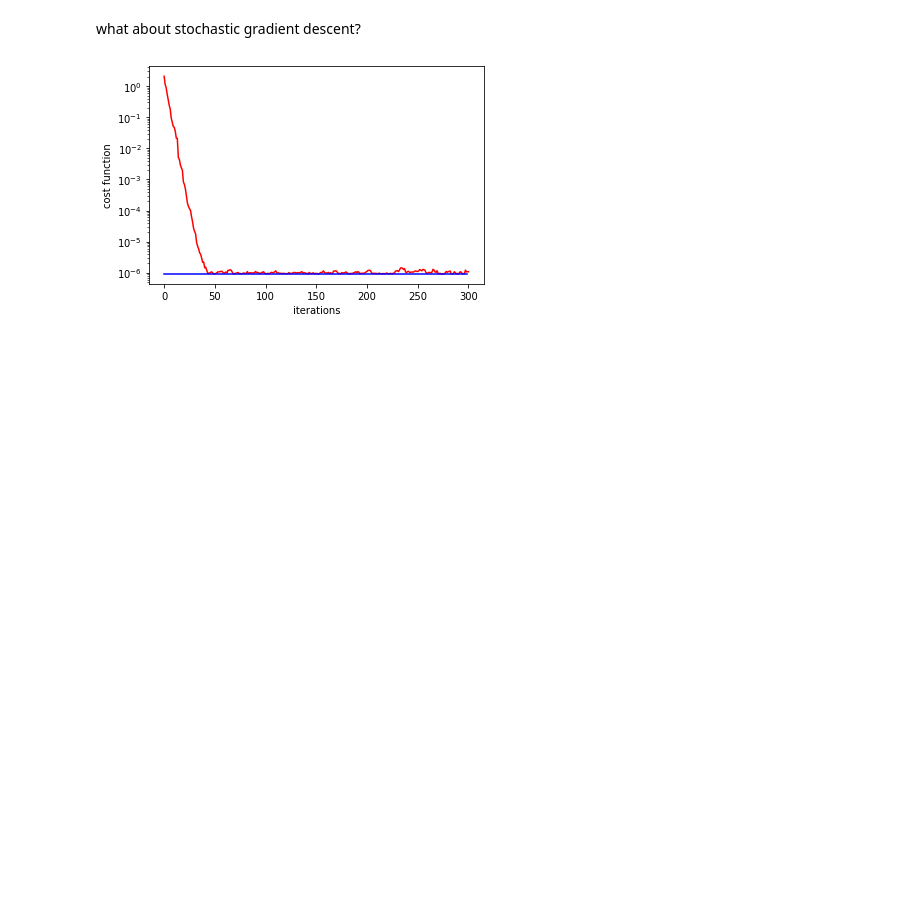
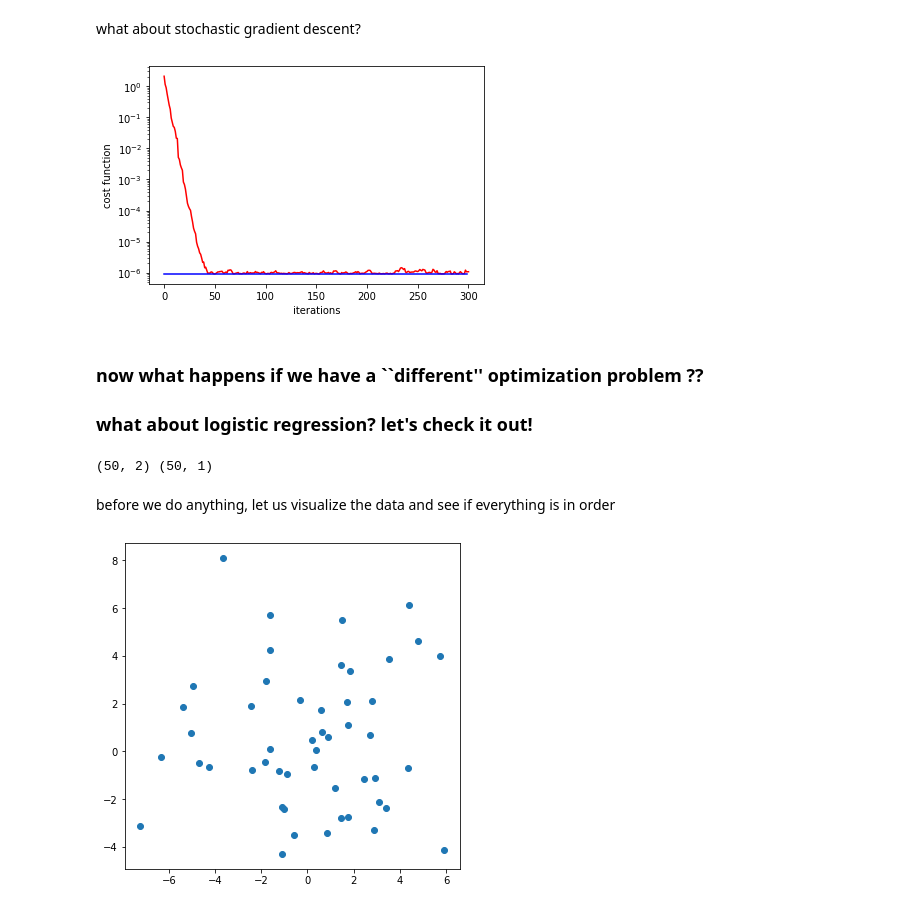
Before and after one commit to praneethmurthy/EE425-demos, a Jupyter notebook: optimization_intro.ipynb, the cells around one changed output. Drawn from its saved outputs; the diff is of its cells as text; code cells hidden in the pictures; blank space fills up the shorter version.

Commit message:
update optimization notebook

```diff
--- a/optimization_intro.ipynb
+++ b/optimization_intro.ipynb
@@ -154,3 +154,58 @@ plt.ylabel('cost function')
 plt.show()
 # %% [output]
 [figure]
+# %% [markdown]
+### now what happens if we have a ``different'' optimization problem ??
+
+### what about logistic regression? let's check it out!
+# %%
+def generate_data_classification(m = 50, n=2, phi=0.5):
+    """
+    Inputs
+        m : number of samples
+        n : number of features (setting to 2 by default for visualization)
+        phi: "fraction of samples that are from class 0"
+
+    Outputs
+        X : matrix of features
+        y : class labels
+    """
+
+    #generate the mean vectors and the covariance matrix
+    mu_0 = 1 * np.ones((n,1))
+    mu_1 = -1 * np.ones((n,1))
+    sigma = 3 * np.eye(n)
+
+    #first generate class labels
+    bern_idx = np.random.rand(m, 1)
+    y = 1 * (bern_idx >= phi)
+
+    #now generate X
+    X = np.zeros((m, n))
+    for ii in range(m):
+        if (y[ii] == 0):
+            xtmp = sigma @ np.random.randn(n, 1) + mu_0
+
+        else:
+            xtmp = sigma @ np.random.randn(n,1) + mu_1
+
+        X[ii:ii + 1, :] = xtmp.T
+    return X, y
+
+#let us actually generate the data
+m = 50
+n = 2
+phi = 0.5
+X,  y = generate_data_classification(m, n, phi)
+print(X.shape, y.shape)
+# %% [output]
+(50, 2) (50, 1)
+# %% [markdown]
+before we do anything, let us visualize the data and see if everything is in order
+# %%
+#let us ignore the labels for now
+plt.figure(figsize=(6,6))
+plt.scatter(X[:,0], X[:, 1])
+plt.show()
+# %% [output]
+[figure, added]
```
Also changed, not shown: parts of 10 cells of this notebook.
